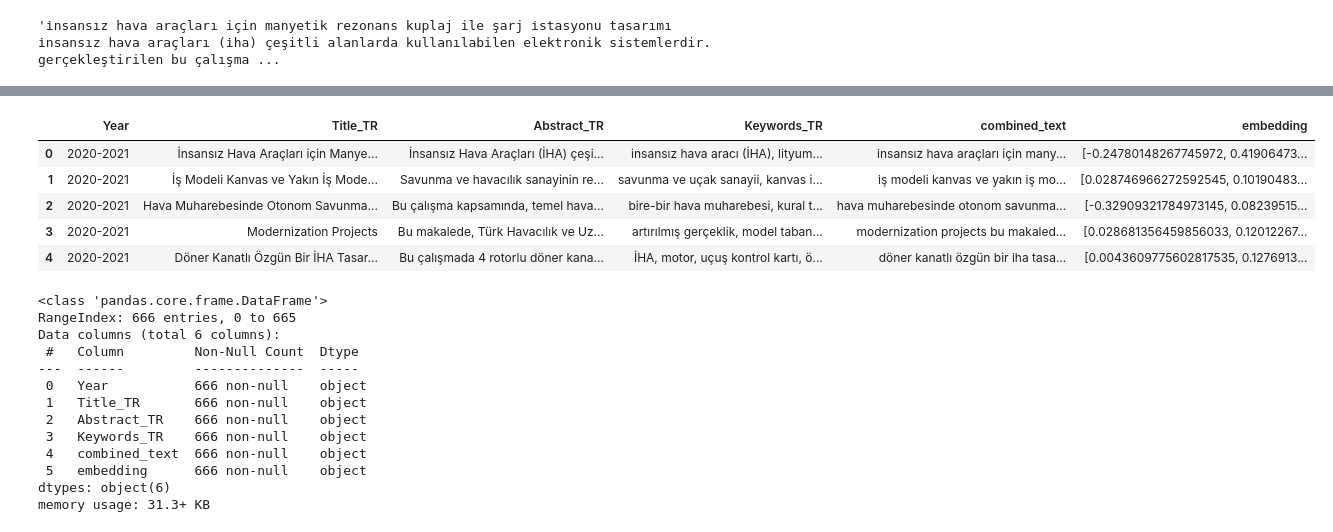
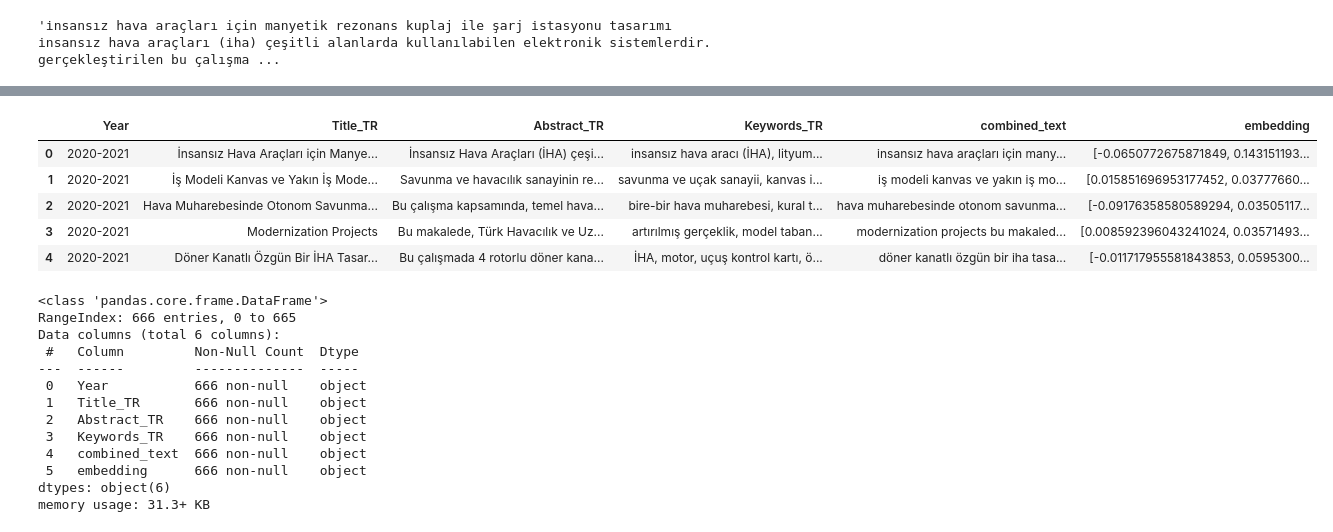
Before and after one commit to ensarakbas77/LIFT-UP-Project-Similarity-Analysis, a Jupyter notebook: notebooks/SBERT.ipynb, the cells around one changed output, grey strips where cells are left out. Cells and saved outputs as stored; diff of their text form; code cells hidden in the pictures.

```diff
--- a/notebooks/SBERT.ipynb
+++ b/notebooks/SBERT.ipynb
@@ -286,13 +219,13 @@ df_finally.to_pickle("tusas_liftup_embeddings.pkl")
 # %%
-df_reloaded = pd.read_pickle("tusas_liftup_embeddings.pkl")
+df_reloaded = pd.read_pickle("tusas_liftup_sbert_embeddings.pkl")
 df_reloaded.head()
 # %% [output]
 |  | Year | Title_TR | Abstract_TR | Keywords_TR | combined_text | embedding |
-| 0 | 2020-2021 | İnsansız Hava Araçları için Manye... | İnsansız Hava Araçları (İHA) çeşi... | insansız hava aracı (İHA), lityum... | i̇nsansız hava araçları için many... | [-0.24780148267745972, 0.41906473... |
-| 1 | 2020-2021 | İş Modeli Kanvas ve Yakın İş Mode... | Savunma ve havacılık sanayinin re... | savunma ve uçak sanayii, kanvas i... | i̇ş modeli kanvas ve yakın i̇ş mo... | [0.028746966272592545, 0.10190483... |
-| 2 | 2020-2021 | Hava Muharebesinde Otonom Savunma... | Bu çalışma kapsamında, temel hava... | bire-bir hava muharebesi, kural t... | hava muharebesinde otonom savunma... | [-0.32909321784973145, 0.08239515... |
-| 3 | 2020-2021 | Modernization Projects | Bu makalede, Türk Havacılık ve Uz... | artırılmış gerçeklik, model taban... | modernization projects bu makaled... | [0.028681356459856033, 0.12012267... |
-| 4 | 2020-2021 | Döner Kanatlı Özgün Bir İHA Tasar... | Bu çalışmada 4 rotorlu döner kana... | İHA, motor, uçuş kontrol kartı, ö... | döner kanatlı özgün bir i̇ha tasa... | [0.0043609775602817535, 0.1276913... |
+| 0 | 2020-2021 | İnsansız Hava Araçları için Manye... | İnsansız Hava Araçları (İHA) çeşi... | insansız hava aracı (İHA), lityum... | i̇nsansız hava araçları için many... | [-0.0650772675871849, 0.143151193... |
+| 1 | 2020-2021 | İş Modeli Kanvas ve Yakın İş Mode... | Savunma ve havacılık sanayinin re... | savunma ve uçak sanayii, kanvas i... | i̇ş modeli kanvas ve yakın i̇ş mo... | [0.015851696953177452, 0.03777660... |
+| 2 | 2020-2021 | Hava Muharebesinde Otonom Savunma... | Bu çalışma kapsamında, temel hava... | bire-bir hava muharebesi, kural t... | hava muharebesinde otonom savunma... | [-0.09176358580589294, 0.03505117... |
+| 3 | 2020-2021 | Modernization Projects | Bu makalede, Türk Havacılık ve Uz... | artırılmış gerçeklik, model taban... | modernization projects bu makaled... | [0.008592396043241024, 0.03571493... |
+| 4 | 2020-2021 | Döner Kanatlı Özgün Bir İHA Tasar... | Bu çalışmada 4 rotorlu döner kana... | İHA, motor, uçuş kontrol kartı, ö... | döner kanatlı özgün bir i̇ha tasa... | [-0.011717955581843853, 0.0595300... |
 # %%
 df_reloaded.info()
 # %% [output]
```
Also changed, not shown: parts of 16 cells of this notebook, 1 other file.
